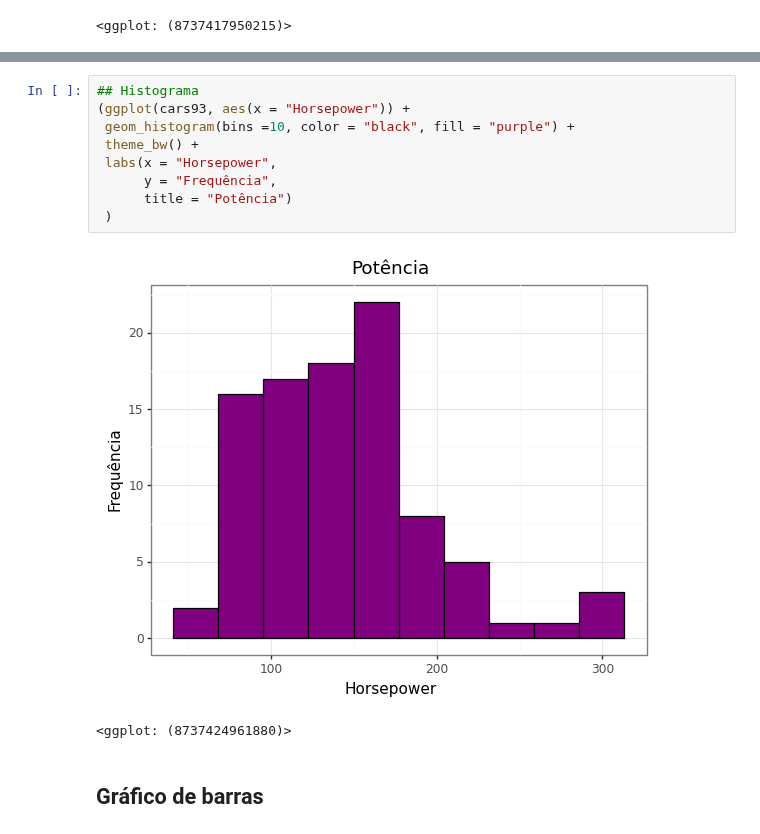
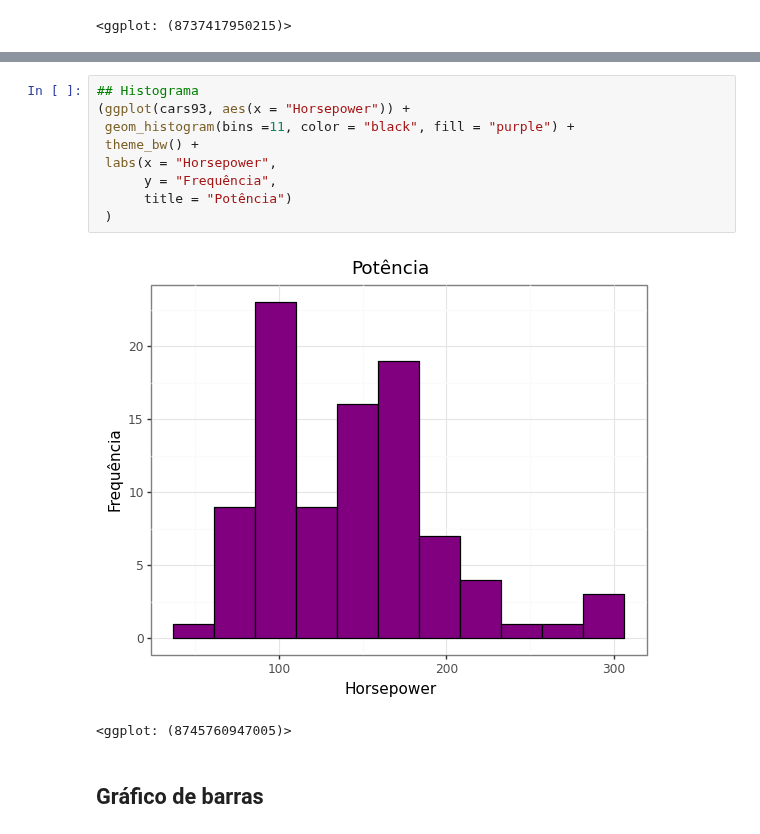
Before and after one commit to ef-souza/intro_python_verao_ime_2023, a Jupyter notebook: notebooks/aula04.ipynb, the cells around one changed output, grey strips where cells are left out. Cells and saved outputs as stored; diff of their text form.

```diff
--- a/notebooks/aula04.ipynb
+++ b/notebooks/aula04.ipynb
@@ -189,15 +188,15 @@ ggplot(cars93, aes(x = "Horsepower")) # precisamos especificar o tipo de gráfic
 # %%
 ## Histograma
 (ggplot(cars93, aes(x = "Horsepower")) +
- geom_histogram(bins =10, color = "black", fill = "purple") +
+ geom_histogram(bins =11, color = "black", fill = "purple") +
  theme_bw() +
  labs(x = "Horsepower",
       y = "Frequência",
       title = "Potência")
  )
 # %% [output]
-[figure, old version]
+[figure, new version]
-<ggplot: (8737424961880)>
+<ggplot: (8745760947005)>
 # %% [markdown]
 ## Gráfico de barras
 # %%
```
Also changed, not shown: parts of 18 cells of this notebook.
